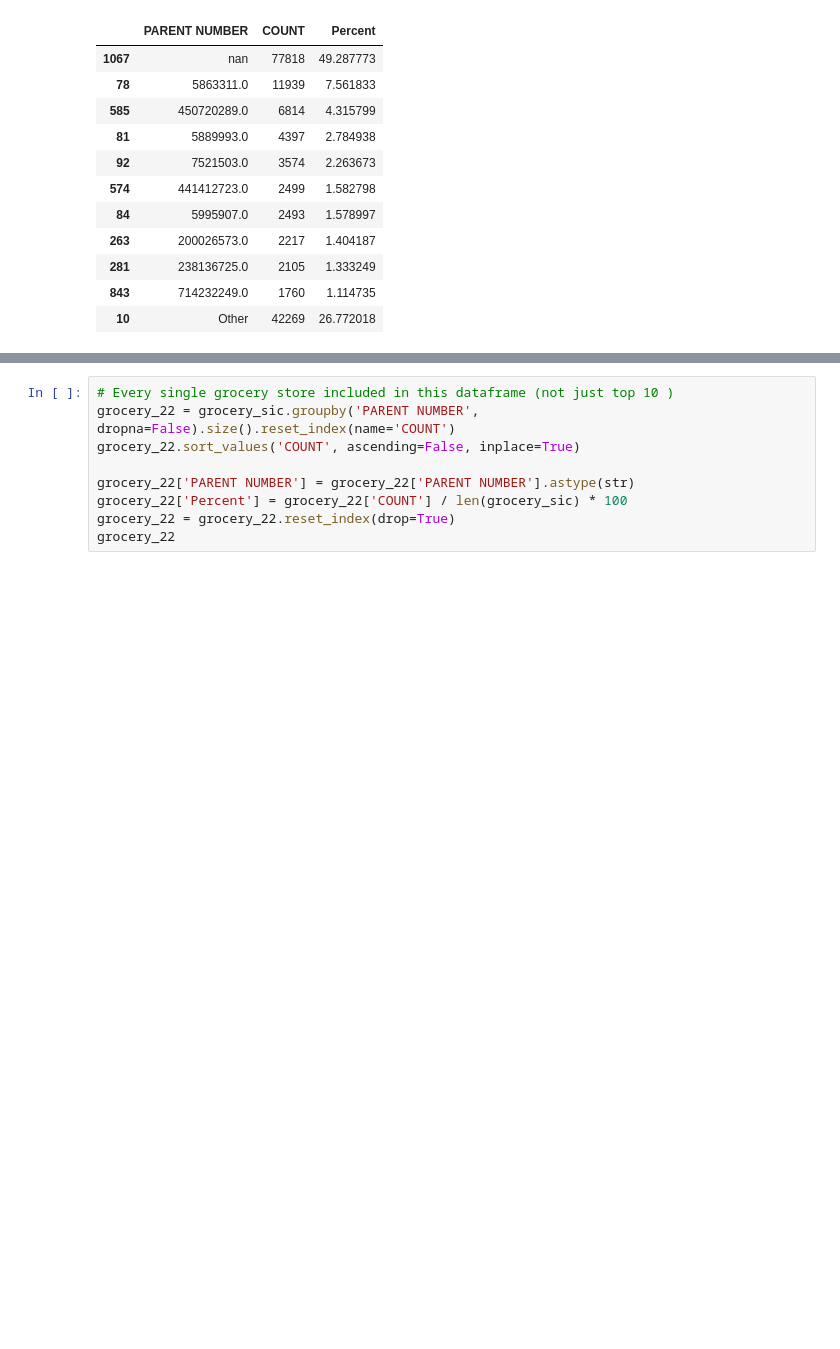
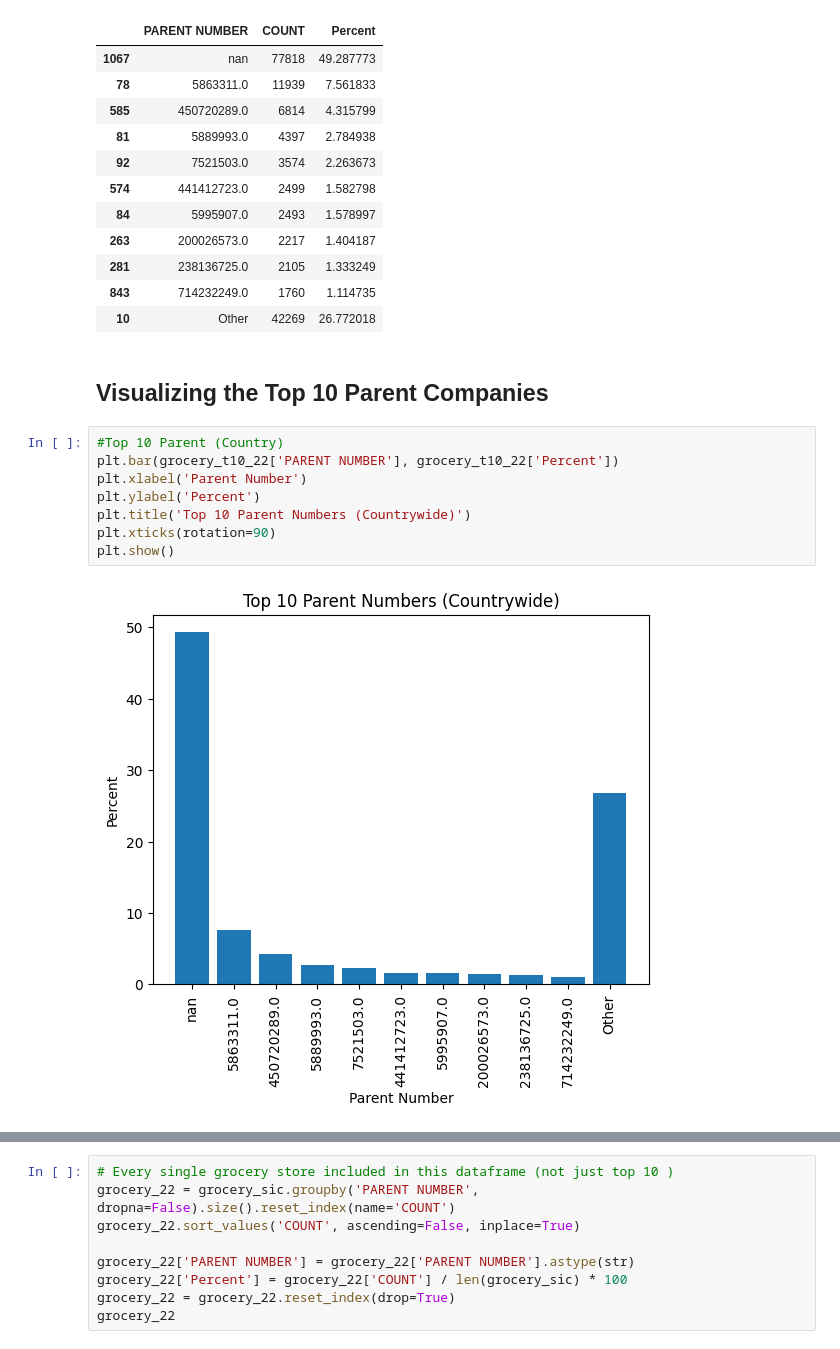
Before and after one commit to uchicago-dsi/rafi-grocery, a Jupyter notebook: Data Exploration Week1.ipynb, the cells around one changed output, grey strips where cells are left out. Saved outputs shown, nothing was run; the diff lists cells and outputs as text; blank space fills up the shorter version.

```diff
--- a/Data Exploration Week1.ipynb
+++ b/Data Exploration Week1.ipynb
@@ -179,3 +179,15 @@ grocery_t10_22
 | 281 | 238136725.0 | 2105 | 1.333249 |
 | 843 | 714232249.0 | 1760 | 1.114735 |
 | 10 | Other | 42269 | 26.772018 |
+# %% [markdown]
+## Visualizing the Top 10 Parent Companies
+# %%
+#Top 10 Parent (Country)
+plt.bar(grocery_t10_22['PARENT NUMBER'], grocery_t10_22['Percent'])
+plt.xlabel('Parent Number')
+plt.ylabel('Percent')
+plt.title('Top 10 Parent Numbers (Countrywide)')
+plt.xticks(rotation=90)
+plt.show()
+# %% [output]
+[figure, added]
```
Also changed, not shown: parts of 21 cells of this notebook.
